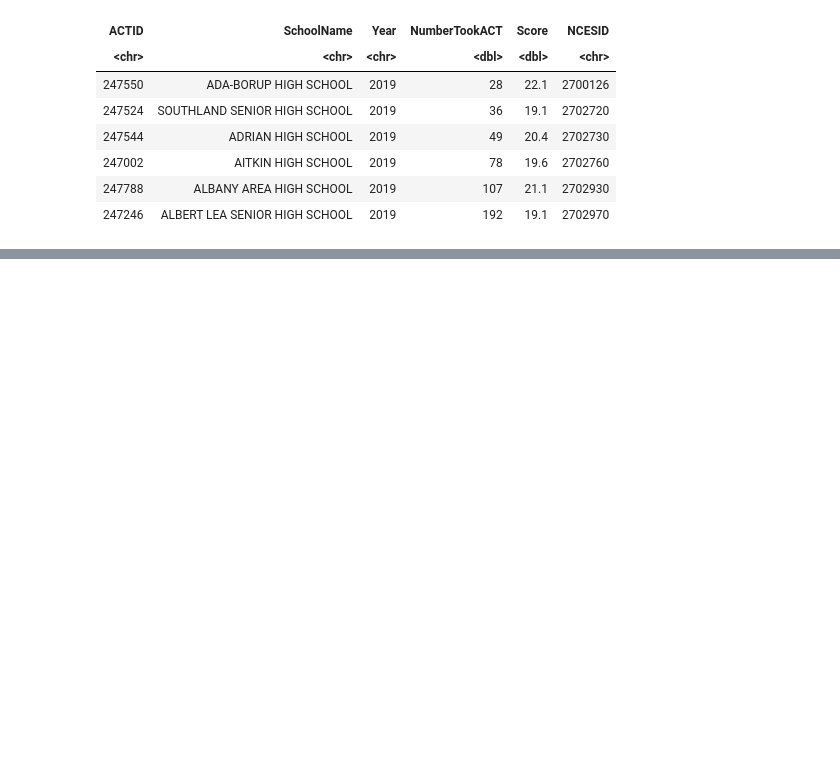
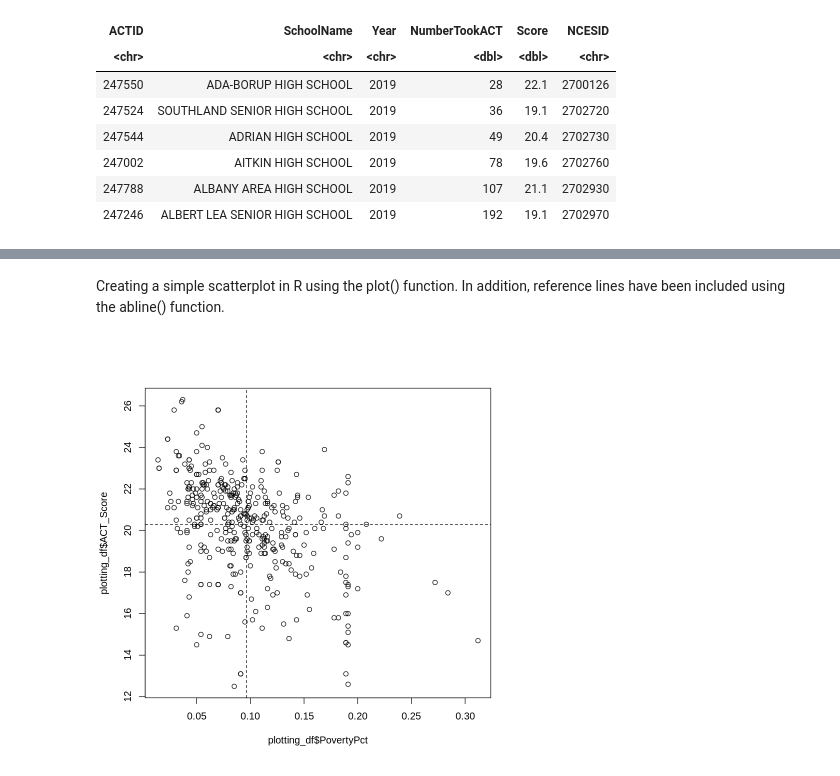
Before and after one commit to yardsale8/DSCI325, a Jupyter notebook: Module3_Part5R.ipynb, the cells around one changed output, grey strips where cells are left out. Cells and saved outputs as stored; diff of their text form; code cells hidden in the pictures; blank space fills up the shorter version.

```diff
--- a/Module3_Part5R.ipynb
+++ b/Module3_Part5R.ipynb
@@ -360,0 +399,6 @@ A tibble: 6 × 27
+# %%
+#Simple scatterplot
+plotting_df <- data.frame(School = MN_ACT_Census$SchoolName, PovertyPct = MN_ACT_Census$PovertyPct, ACT_Score = MN_ACT_Census$Score)
+plotting_df <- na.omit(plotting_df)
+
+head(plotting_df)
@@ -360,0 +415,9 @@ A tibble: 6 × 27
+# %% [markdown]
+Creating a simple scatterplot in R using the plot() function.  In addition, reference lines have been included using the abline() function.
+# %%
+#Creating a scatterplot with mean lines drawn
+plot(plotting_df$PovertyPct, plotting_df$ACT_Score)
+abline(v=mean(plotting_df$PovertyPct),lty=2)
+abline(h=mean(plotting_df$ACT_Score),lty=2)
+# %% [output]
+[figure, added]
```
Also changed, not shown: parts of 36 cells of this notebook.
